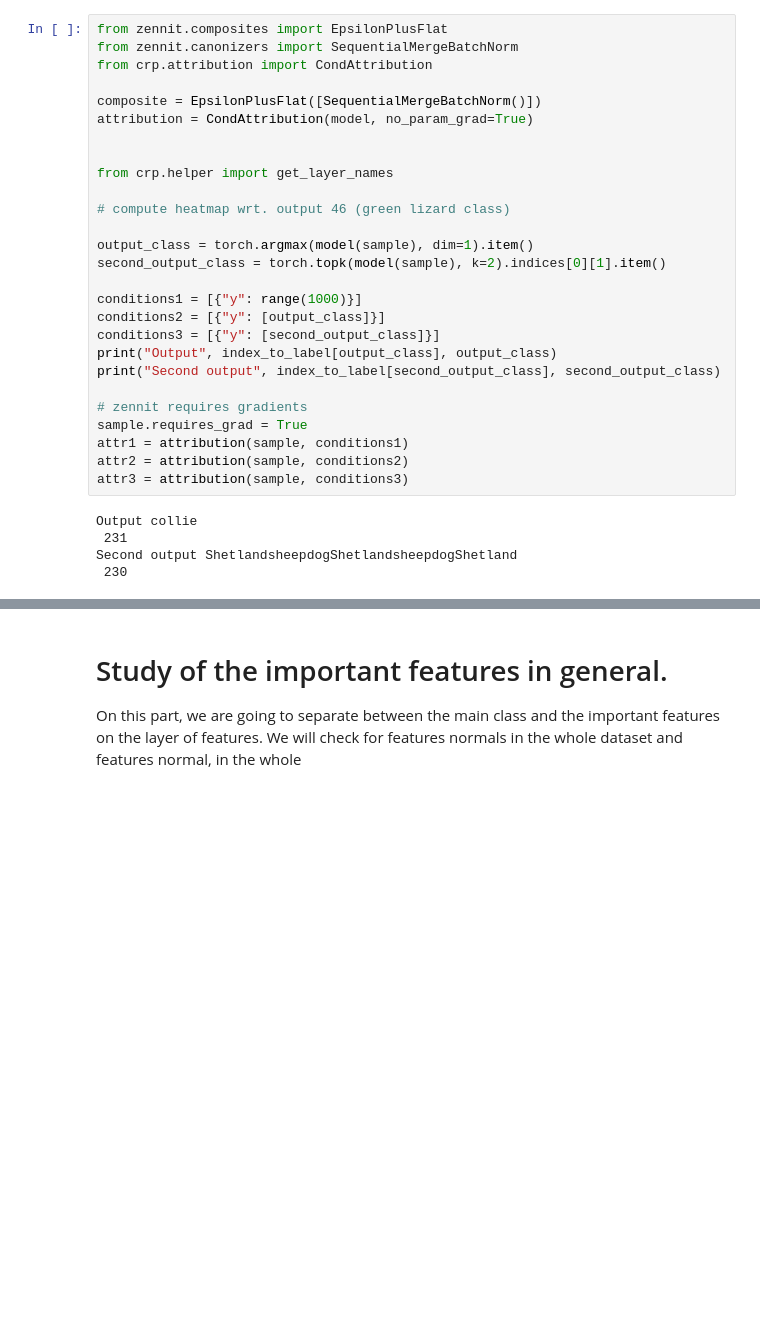
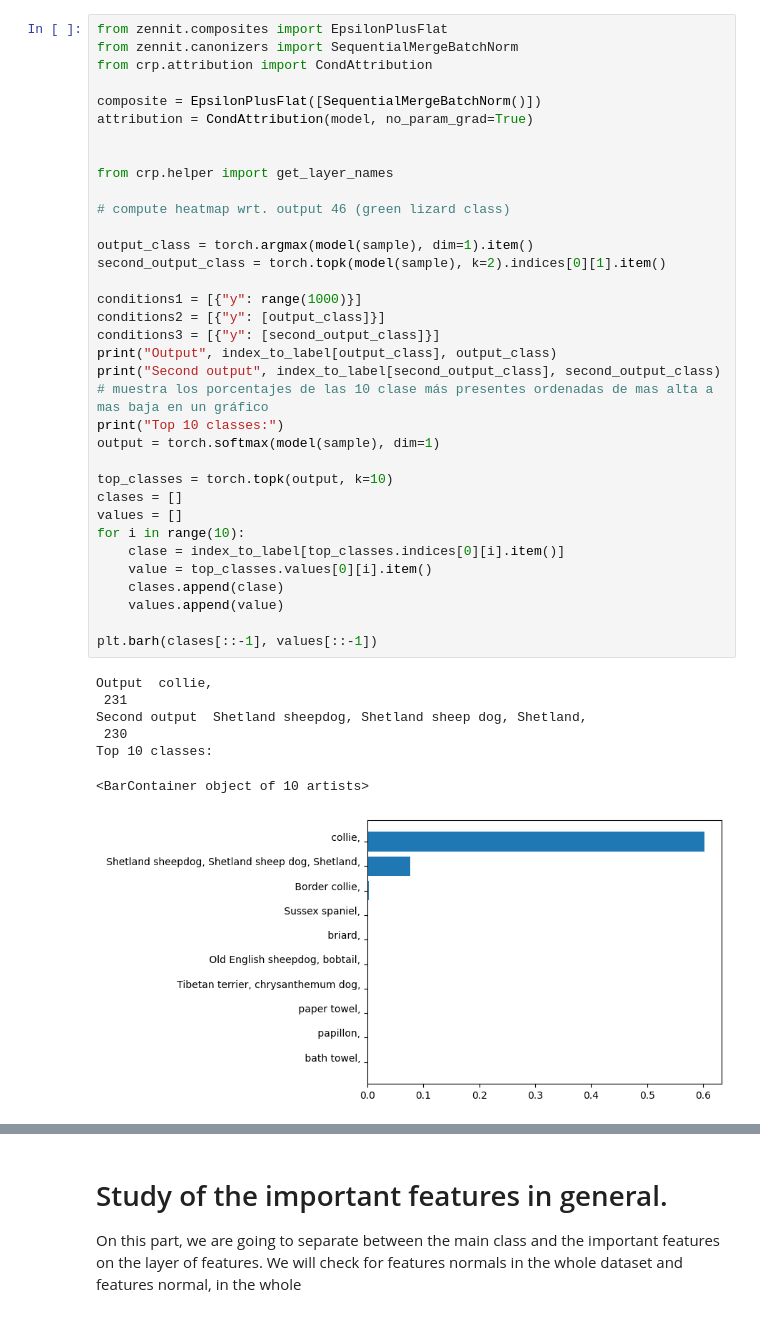
Before and after one commit to isega24/zennit-crp, a Jupyter notebook: tutorials/red_xai_proposal.ipynb, the cells around one changed output, grey strips where cells are left out. Cells and saved outputs as stored; diff of their text form; blank space fills up the shorter version.

```diff
--- a/tutorials/red_xai_proposal.ipynb
+++ b/tutorials/red_xai_proposal.ipynb
@@ -61,32 +106,43 @@ image
 # %%
 from zennit.composites import EpsilonPlusFlat
 from zennit.canonizers import SequentialMergeBatchNorm
 from crp.attribution import CondAttribution
 
 composite = EpsilonPlusFlat([SequentialMergeBatchNorm()])
 attribution = CondAttribution(model, no_param_grad=True)
 
 
 from crp.helper import get_layer_names
 
 # compute heatmap wrt. output 46 (green lizard class)
 
 output_class = torch.argmax(model(sample), dim=1).item()
 second_output_class = torch.topk(model(sample), k=2).indices[0][1].item()
 
 conditions1 = [{"y": range(1000)}]
 conditions2 = [{"y": [output_class]}]
 conditions3 = [{"y": [second_output_class]}]
 print("Output", index_to_label[output_class], output_class)
 print("Second output", index_to_label[second_output_class], second_output_class)
+# muestra los porcentajes de las 10 clase más presentes ordenadas de mas alta a mas baja en un gráfico
+print("Top 10 classes:")
+output = torch.softmax(model(sample), dim=1)
 
-# zennit requires gradients
-sample.requires_grad = True
-attr1 = attribution(sample, conditions1)
-attr2 = attribution(sample, conditions2)
-attr3 = attribution(sample, conditions3)
+top_classes = torch.topk(output, k=10)
+clases = []
+values = []
+for i in range(10):
+    clase = index_to_label[top_classes.indices[0][i].item()]
+    value = top_classes.values[0][i].item()
+    clases.append(clase)
+    values.append(value)
+
+plt.barh(clases[::-1], values[::-1])
 # %% [output]
-Output collie
+Output  collie,
  231
-Second output ShetlandsheepdogShetlandsheepdogShetland
+Second output  Shetland sheepdog, Shetland sheep dog, Shetland,
  230
+Top 10 classes:
+<BarContainer object of 10 artists>
+[figure, added]
```
Also changed, not shown: parts of 6 cells of this notebook.
